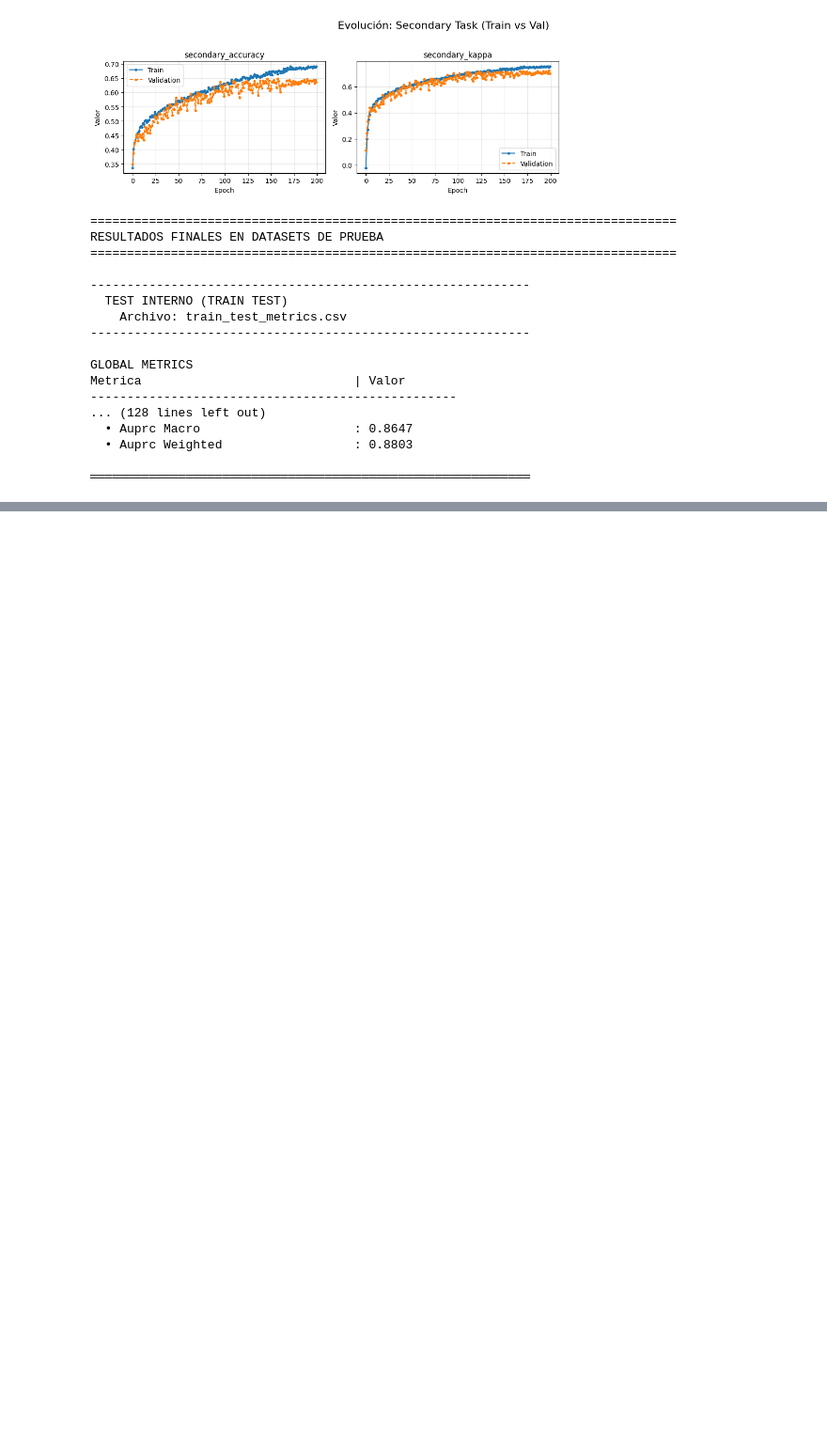
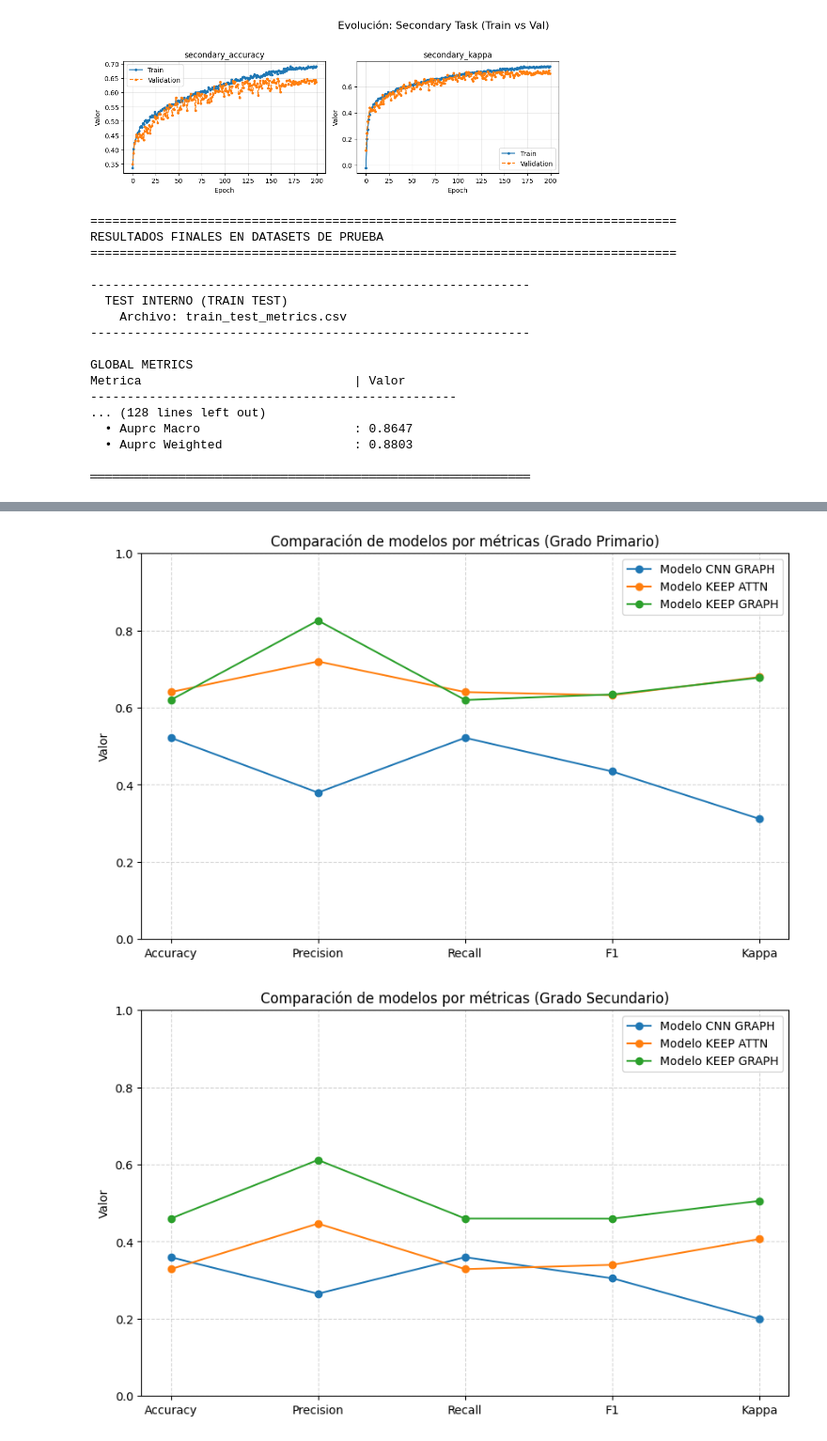
Before and after one commit to Nataliah612/Prost_Graph, a Jupyter notebook: notebooks/results_visualization.ipynb, the cells around one changed output, grey strips where cells are left out. Shown at 94% size. Saved outputs shown, nothing was run; the diff lists cells and outputs as text; code cells hidden in the pictures; blank space fills up the shorter version.

```diff
--- a/notebooks/results_visualization.ipynb
+++ b/notebooks/results_visualization.ipynb
@@ -400,0 +403,59 @@ Tabla generada con éxito. Mostrando las primeras filas:
+# %%
+import matplotlib.pyplot as plt
+import numpy as np
+
+def graficos_comp_mdl(valores_modelos, label="Primario"):
+    """
+    Genera gráficos comparativos de modelos basados en métricas específicas.
+    """
+    # Definir las métricas
+    metricas = ['Accuracy', 'Precision', 'Recall', 'F1', 'Kappa']
+
+    # Valores por modelo (puedes cambiar estos datos)
+    # Cada lista interna corresponde a los valores de las métricas en el mismo orden
+
+
+    # Convertir las métricas a posiciones en el eje X
+    x = np.arange(len(metricas))
+
+    # Crear la figura
+    plt.figure(figsize=(10, 6))
+
+    # Dibujar una línea de puntos por cada modelo
+    for modelo, valores in valores_modelos.items():
+        plt.plot(x, valores, marker='o', linestyle='-', label=modelo)
+
+    # Configurar el eje X con los nombres de las métricas
+    plt.xticks(x, metricas)
+
+    # Etiquetas y título
+    plt.ylabel('Valor')
+    plt.title(f"Comparación de modelos por métricas (Grado {label})")
+    plt.ylim(0, 1)  # Suponiendo que los valores van de 0 a 1
+    plt.grid(True, linestyle='--', alpha=0.5)
+
+    # Leyenda
+    plt.legend()
+
+    # Mostrar la gráfica
+    plt.show()
+
+valores_modelos_primary = {
+        'Modelo CNN GRAPH': [0.5219, 0.3799, 0.5219, 0.4346, 0.3118],
+        'Modelo KEEP ATTN': [0.6404,0.7199,0.6404,0.6322,0.6795],
+        'Modelo KEEP GRAPH': [0.6200,0.8259,0.6200,0.6343,0.6777]
+
+    }
+graficos_comp_mdl(valores_modelos_primary, label="Primario")
+
+valores_modelos = {
+    'Modelo CNN GRAPH': [0.3596, 0.2651, 0.3596, 0.3051, 0.1996],
+    'Modelo KEEP ATTN': [0.3289, 0.4468, 0.3289, 0.3400, 0.4068],
+    'Modelo KEEP GRAPH': [0.4600, 0.6117, 0.4600, 0.4597, 0.5057]
+
+
+}
+graficos_comp_mdl(valores_modelos, label="Secundario")
+# %% [output]
+[figure, added]
+[figure, added]
```
Also changed, not shown: parts of 1 cell of this notebook, 2 other files.
